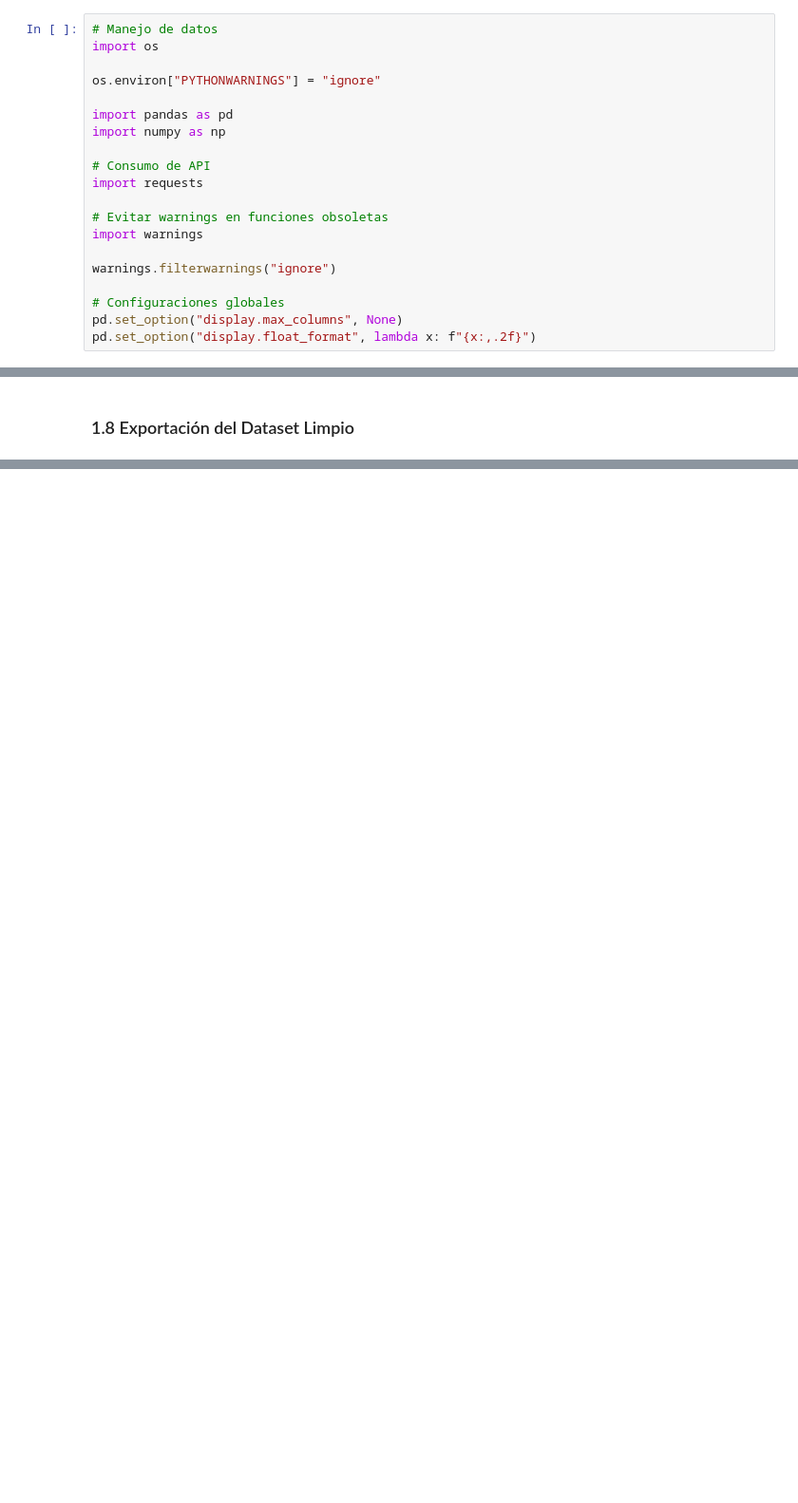
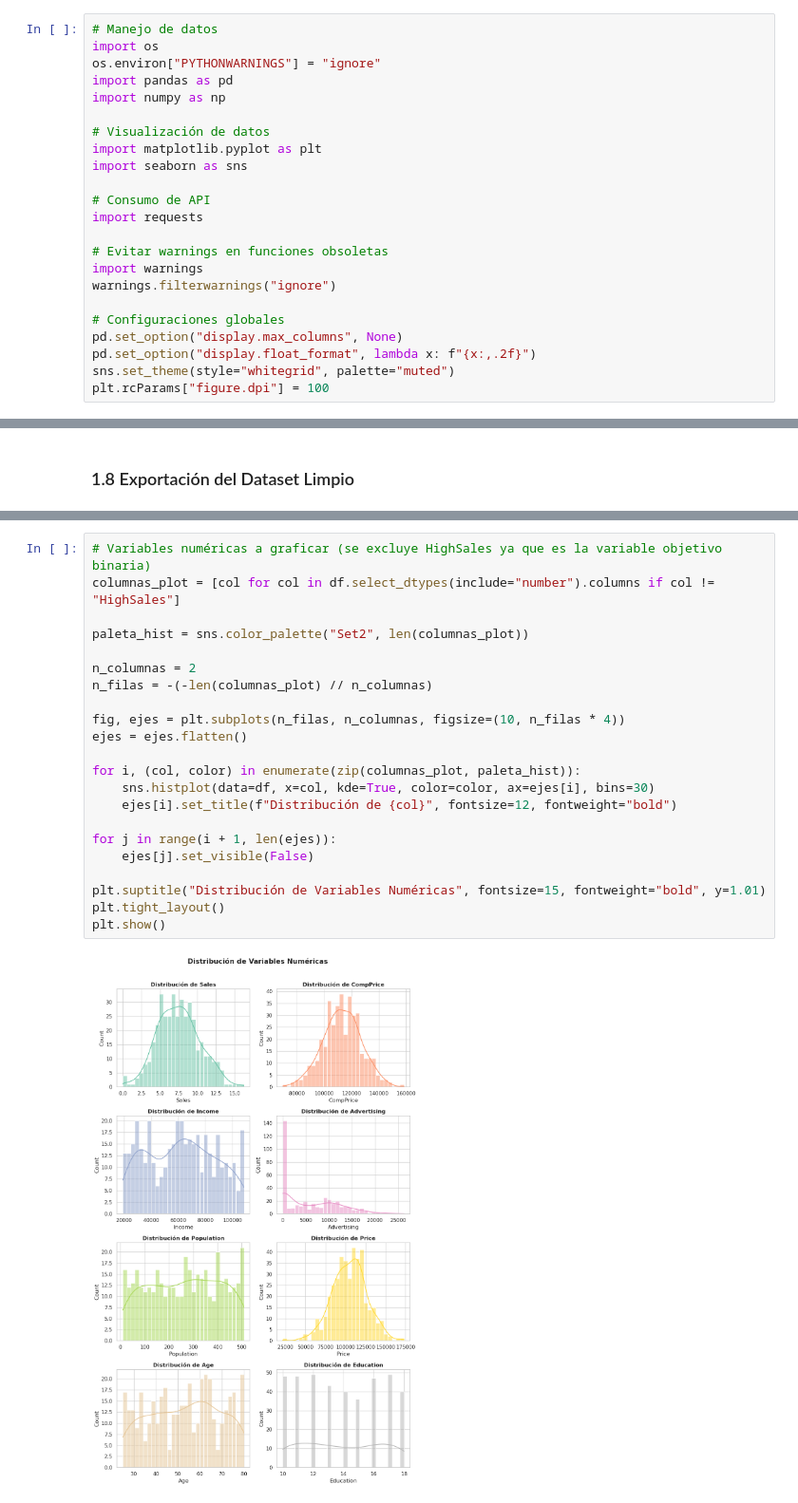
Before and after one commit to milegf/CarSeat_SCY1101_Examen, a Jupyter notebook: notebooks/CarSeats_Ev3.ipynb, the cells around one changed output, grey strips where cells are left out. Shown at 95% size. Saved outputs shown, nothing was run; the diff lists cells and outputs as text; blank space fills up the shorter version.

```diff
--- a/notebooks/CarSeats_Ev3.ipynb
+++ b/notebooks/CarSeats_Ev3.ipynb
@@ -19,23 +19,26 @@ Se importan las librerías necesarias para todas las etapas de este proyecto.
 # %%
 # Manejo de datos
 import os
-
 os.environ["PYTHONWARNINGS"] = "ignore"
-
 import pandas as pd
 import numpy as np
+
+# Visualización de datos
+import matplotlib.pyplot as plt
+import seaborn as sns
 
 # Consumo de API
 import requests
 
 # Evitar warnings en funciones obsoletas
 import warnings
-
 warnings.filterwarnings("ignore")
 
 # Configuraciones globales
 pd.set_option("display.max_columns", None)
 pd.set_option("display.float_format", lambda x: f"{x:,.2f}")
+sns.set_theme(style="whitegrid", palette="muted")
+plt.rcParams["figure.dpi"] = 100
 # %% [markdown]
 ## 1. Pipeline ETL
 # %% [markdown]
@@ -266,0 +333,24 @@ Ruta: ../data/processed/dataset_etl.csv
+# %%
+# Variables numéricas a graficar (se excluye HighSales ya que es la variable objetivo binaria)
+columnas_plot = [col for col in df.select_dtypes(include="number").columns if col != "HighSales"]
+
+paleta_hist = sns.color_palette("Set2", len(columnas_plot))
+
+n_columnas = 2
+n_filas = -(-len(columnas_plot) // n_columnas)
+
+fig, ejes = plt.subplots(n_filas, n_columnas, figsize=(10, n_filas * 4))
+ejes = ejes.flatten()
+
+for i, (col, color) in enumerate(zip(columnas_plot, paleta_hist)):
+    sns.histplot(data=df, x=col, kde=True, color=color, ax=ejes[i], bins=30)
+    ejes[i].set_title(f"Distribución de {col}", fontsize=12, fontweight="bold")
+
+for j in range(i + 1, len(ejes)):
+    ejes[j].set_visible(False)
+
+plt.suptitle("Distribución de Variables Numéricas", fontsize=15, fontweight="bold", y=1.01)
+plt.tight_layout()
+plt.show()
+# %% [output]
+[figure, added]
```
Also changed, not shown: parts of 30 cells of this notebook, 3 other files.
